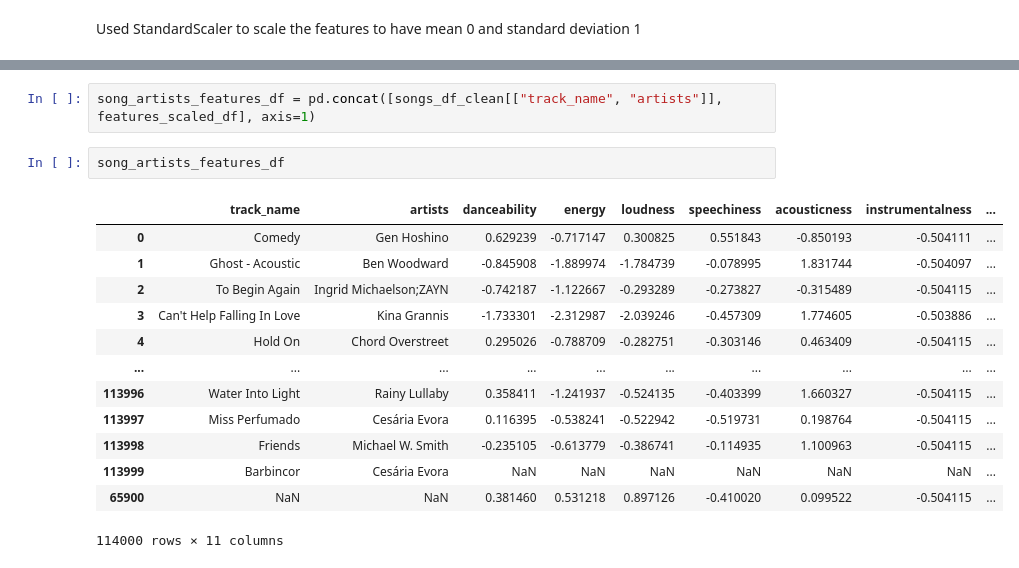
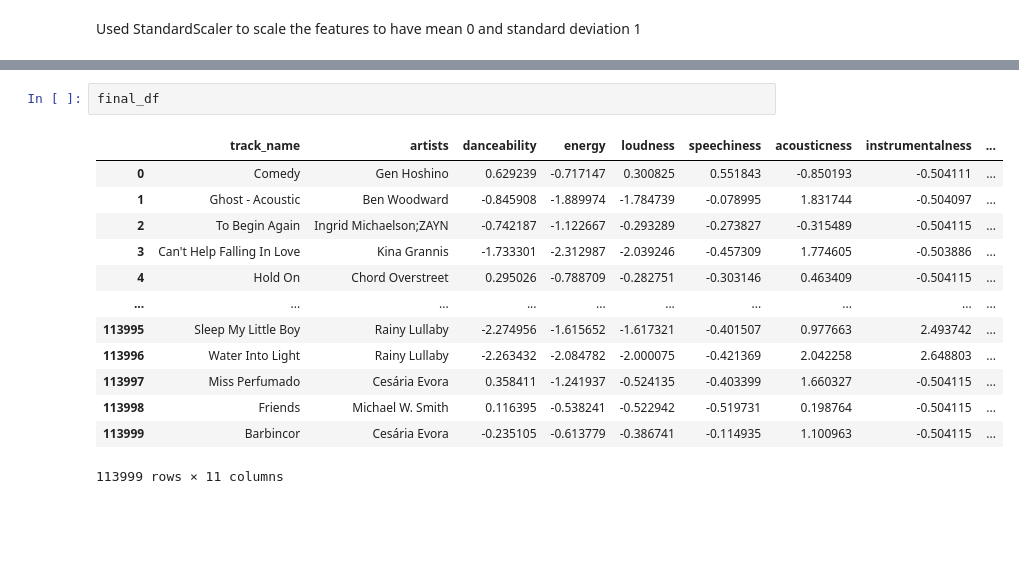
Before and after one commit to lukehspencer/song-recommender, a Jupyter notebook: notebooks/data_cleaning.ipynb, the cells around one changed output, grey strips where cells are left out. Saved outputs shown, nothing was run; the diff lists cells and outputs as text; blank space fills up the shorter version.

```diff
--- a/notebooks/data_cleaning.ipynb
+++ b/notebooks/data_cleaning.ipynb
@@ -129,19 +141,17 @@ features_scaled_df
 113999 rows × 9 columns
-# %%
-song_artists_features_df = pd.concat([songs_df_clean[["track_name", "artists"]], features_scaled_df], axis=1)
-# %%
-song_artists_features_df
-# %% [output]
-|  | track_name | artists | danceability | energy | loudness | speechiness | acousticness | instrumentalness | ... |
-| 0 | Comedy | Gen Hoshino | 0.629239 | -0.717147 | 0.300825 | 0.551843 | -0.850193 | -0.504111 | ... |
-| 1 | Ghost - Acoustic | Ben Woodward | -0.845908 | -1.889974 | -1.784739 | -0.078995 | 1.831744 | -0.504097 | ... |
-| 2 | To Begin Again | Ingrid Michaelson;ZAYN | -0.742187 | -1.122667 | -0.293289 | -0.273827 | -0.315489 | -0.504115 | ... |
-| 3 | Can't Help Falling In Love | Kina Grannis | -1.733301 | -2.312987 | -2.039246 | -0.457309 | 1.774605 | -0.503886 | ... |
-| 4 | Hold On | Chord Overstreet | 0.295026 | -0.788709 | -0.282751 | -0.303146 | 0.463409 | -0.504115 | ... |
-| ... | ... | ... | ... | ... | ... | ... | ... | ... | ... |
-| 113996 | Water Into Light | Rainy Lullaby | 0.358411 | -1.241937 | -0.524135 | -0.403399 | 1.660327 | -0.504115 | ... |
-| 113997 | Miss Perfumado | Cesária Evora | 0.116395 | -0.538241 | -0.522942 | -0.519731 | 0.198764 | -0.504115 | ... |
-| 113998 | Friends | Michael W. Smith | -0.235105 | -0.613779 | -0.386741 | -0.114935 | 1.100963 | -0.504115 | ... |
-| 113999 | Barbincor | Cesária Evora | NaN | NaN | NaN | NaN | NaN | NaN | ... |
-| 65900 | NaN | NaN | 0.381460 | 0.531218 | 0.897126 | -0.410020 | 0.099522 | -0.504115 | ... |
-114000 rows × 11 columns
+# %%
+final_df
+# %% [output]
+|  | track_name | artists | danceability | energy | loudness | speechiness | acousticness | instrumentalness | ... |
+| 0 | Comedy | Gen Hoshino | 0.629239 | -0.717147 | 0.300825 | 0.551843 | -0.850193 | -0.504111 | ... |
+| 1 | Ghost - Acoustic | Ben Woodward | -0.845908 | -1.889974 | -1.784739 | -0.078995 | 1.831744 | -0.504097 | ... |
+| 2 | To Begin Again | Ingrid Michaelson;ZAYN | -0.742187 | -1.122667 | -0.293289 | -0.273827 | -0.315489 | -0.504115 | ... |
+| 3 | Can't Help Falling In Love | Kina Grannis | -1.733301 | -2.312987 | -2.039246 | -0.457309 | 1.774605 | -0.503886 | ... |
+| 4 | Hold On | Chord Overstreet | 0.295026 | -0.788709 | -0.282751 | -0.303146 | 0.463409 | -0.504115 | ... |
+| ... | ... | ... | ... | ... | ... | ... | ... | ... | ... |
+| 113995 | Sleep My Little Boy | Rainy Lullaby | -2.274956 | -1.615652 | -1.617321 | -0.401507 | 0.977663 | 2.493742 | ... |
+| 113996 | Water Into Light | Rainy Lullaby | -2.263432 | -2.084782 | -2.000075 | -0.421369 | 2.042258 | 2.648803 | ... |
+| 113997 | Miss Perfumado | Cesária Evora | 0.358411 | -1.241937 | -0.524135 | -0.403399 | 1.660327 | -0.504115 | ... |
+| 113998 | Friends | Michael W. Smith | 0.116395 | -0.538241 | -0.522942 | -0.519731 | 0.198764 | -0.504115 | ... |
+| 113999 | Barbincor | Cesária Evora | -0.235105 | -0.613779 | -0.386741 | -0.114935 | 1.100963 | -0.504115 | ... |
+113999 rows × 11 columns
```
Also changed, not shown: parts of 4 cells of this notebook.
